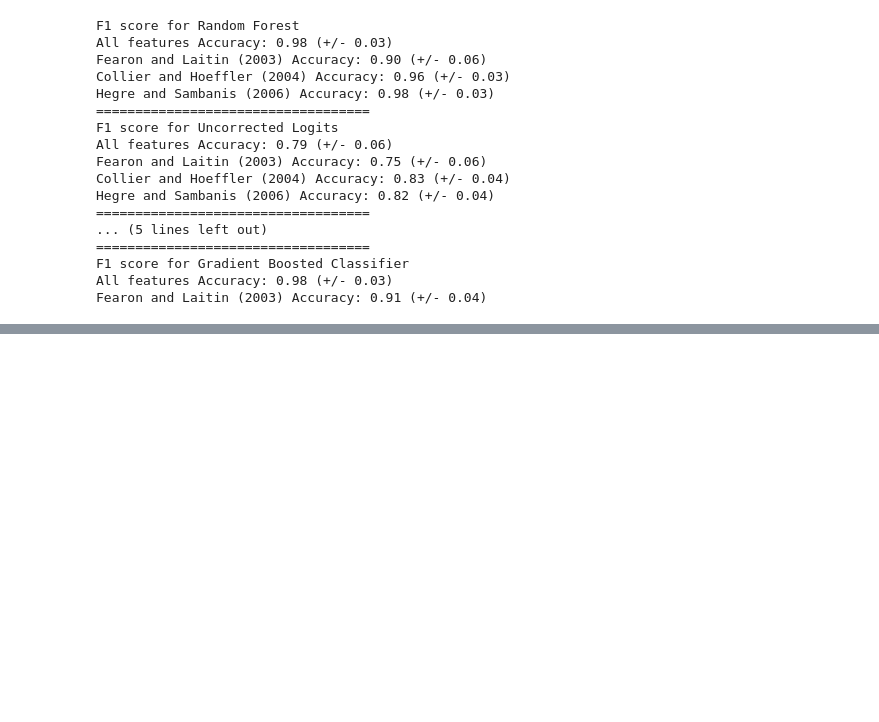
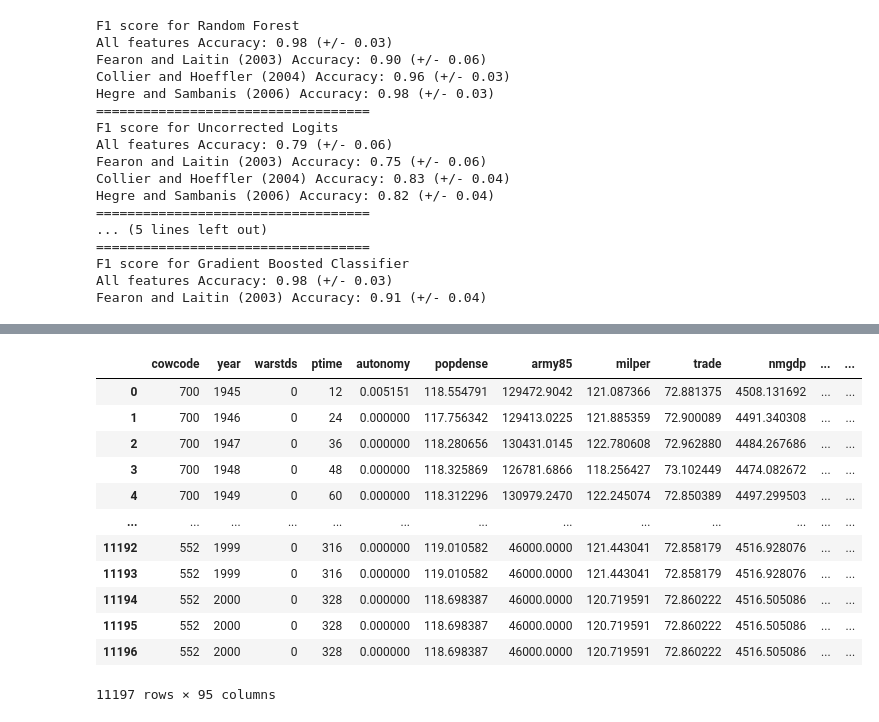
Before and after one commit to epfl-ada/ada-2020-project-milestone-p3-p3_abracadata, a Jupyter notebook: creative_extension.ipynb, the cells around one changed output, grey strips where cells are left out. Drawn from its saved outputs; the diff is of its cells as text; code cells hidden in the pictures; blank space fills up the shorter version.

Commit message:
Add KS test for comparing AUCs and merge CWD with PRIO

```diff
--- a/creative_extension.ipynb
+++ b/creative_extension.ipynb
@@ -369,0 +422,3 @@ X_res
+# %%
+events = pd.read_excel("data/events.xlsx", usecols = ["GWNO", "BYEAR", "NPART", "NDEATH"])
+events.head()
@@ -369,0 +438,20 @@ X_res
+# %%
+replication_features += ["cowcode", "year"]
+data = pd.read_csv('data/SambnisImp.csv', usecols=replication_features)
+cwd_and_events = pd.merge(data, events, left_on = ["cowcode", "year"], right_on = ["GWNO", "BYEAR"], how="left").drop(["GWNO", "BYEAR"], axis = 1).fillna(0)
+# %%
+cwd_and_events
+# %% [output]
+|  | cowcode | year | warstds | ptime | autonomy | popdense | army85 | milper | trade | nmgdp | ... | ... |
+| 0 | 700 | 1945 | 0 | 12 | 0.005151 | 118.554791 | 129472.9042 | 121.087366 | 72.881375 | 4508.131692 | ... | ... |
+| 1 | 700 | 1946 | 0 | 24 | 0.000000 | 117.756342 | 129413.0225 | 121.885359 | 72.900089 | 4491.340308 | ... | ... |
+| 2 | 700 | 1947 | 0 | 36 | 0.000000 | 118.280656 | 130431.0145 | 122.780608 | 72.962880 | 4484.267686 | ... | ... |
+| 3 | 700 | 1948 | 0 | 48 | 0.000000 | 118.325869 | 126781.6866 | 118.256427 | 73.102449 | 4474.082672 | ... | ... |
+| 4 | 700 | 1949 | 0 | 60 | 0.000000 | 118.312296 | 130979.2470 | 122.245074 | 72.850389 | 4497.299503 | ... | ... |
+| ... | ... | ... | ... | ... | ... | ... | ... | ... | ... | ... | ... | ... |
+| 11192 | 552 | 1999 | 0 | 316 | 0.000000 | 119.010582 | 46000.0000 | 121.443041 | 72.858179 | 4516.928076 | ... | ... |
+| 11193 | 552 | 1999 | 0 | 316 | 0.000000 | 119.010582 | 46000.0000 | 121.443041 | 72.858179 | 4516.928076 | ... | ... |
+| 11194 | 552 | 2000 | 0 | 328 | 0.000000 | 118.698387 | 46000.0000 | 120.719591 | 72.860222 | 4516.505086 | ... | ... |
+| 11195 | 552 | 2000 | 0 | 328 | 0.000000 | 118.698387 | 46000.0000 | 120.719591 | 72.860222 | 4516.505086 | ... | ... |
+| 11196 | 552 | 2000 | 0 | 328 | 0.000000 | 118.698387 | 46000.0000 | 120.719591 | 72.860222 | 4516.505086 | ... | ... |
+11197 rows × 95 columns
```
Also changed, not shown: parts of 11 cells of this notebook, 1 other file.
